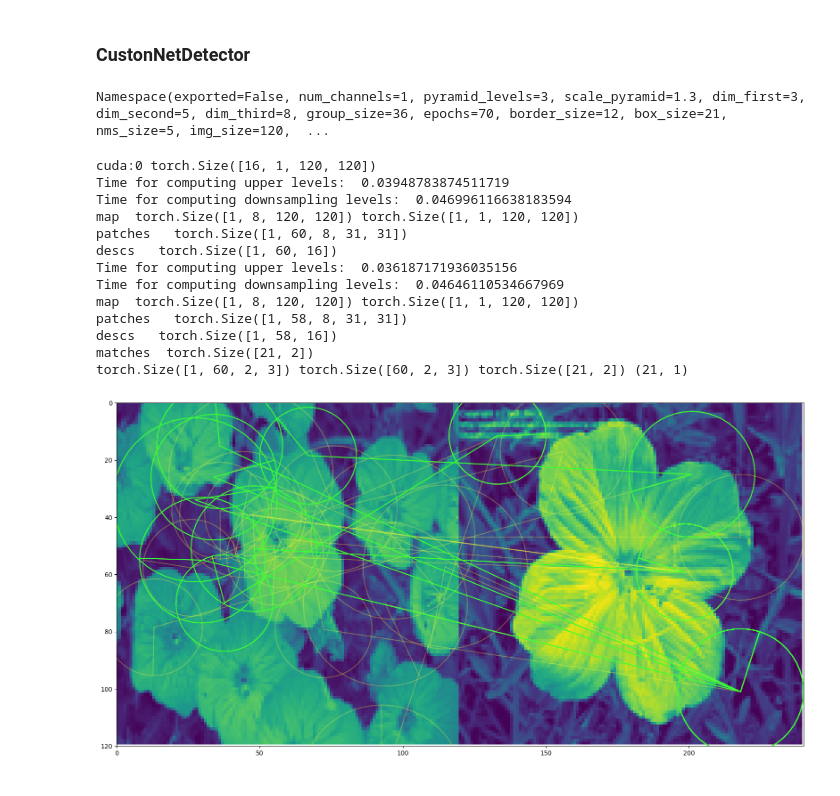
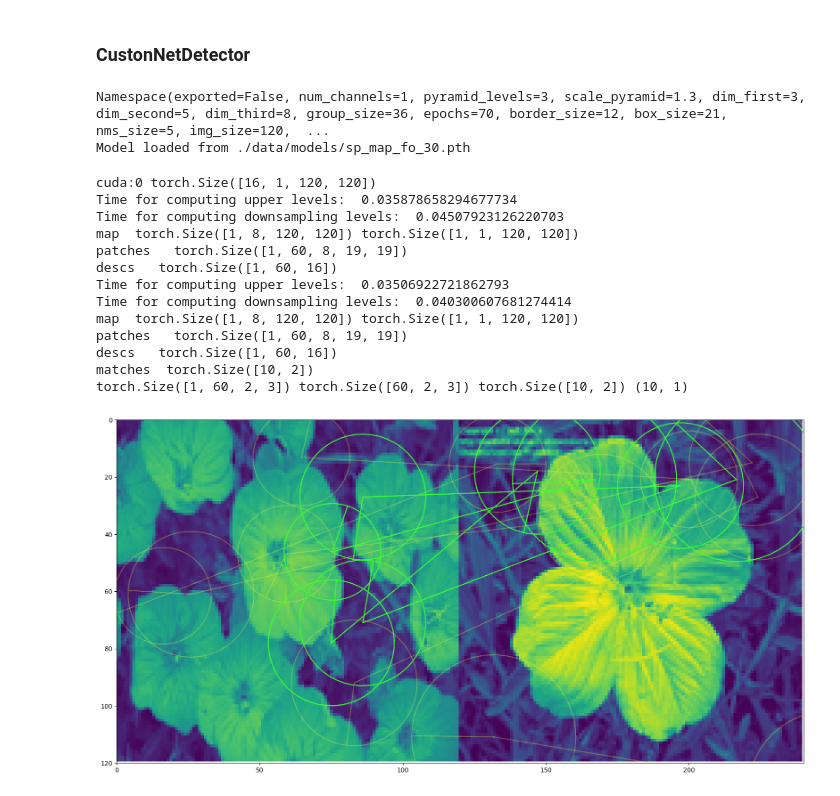
Before and after one commit to binarycode11/singular-points, a Jupyter notebook: kornia-single-points.ipynb, the cells around one changed output. Drawn from its saved outputs; the diff is of its cells as text; code cells hidden in the pictures.

```diff
--- a/kornia-single-points.ipynb
+++ b/kornia-single-points.ipynb
@@ -58,14 +58,15 @@ def load_model(model, filepath):
 
 
 # teste = model.copy()
-path_siamese = './data/models/sp_52.pth'
+path_siamese = './data/models/sp_map_fo_30.pth'
 sp.args.num_channels = 1
 model = sp.SingularPoints(args=sp.args).to(sp.device)
-# load_model(model,path_siamese)
+load_model(model,path_siamese)
 # %% [output]
 Namespace(exported=False, num_channels=1, pyramid_levels=3, scale_pyramid=1.3, dim_first=3, dim_second=5, dim_third=8, group_size=36, epochs=70, border_size=12, box_size=21, nms_size=5, img_size=120,  ...
+Model loaded from ./data/models/sp_map_fo_30.pth
 # %%
-PS = 31
+PS = 19
 
 def create_circular_mask(h, w, center=None, radius=None):
     if center is None:  # use the middle of the image
@@ -139,6 +140,41 @@ timg_gray = img.to(device)#timg_gray.to(device)
 sift = kornia.feature.SIFTDescriptor(PS, rootsift=True).to(device)
 descriptor = desc#sift
 detector = CustomNetDetector(detec).to(device)
+# %%
+# def bidirectional_match(feat1, feat2, threshold=0.5):
+#     feat1 = feat1.float()
+#     feat2 = feat2.float()
+
+#     diff = feat1.unsqueeze(1) - feat2.unsqueeze(0)
+#     dist_matrix = torch.norm(diff, p=2, dim=2)
+
+#     min_indices_feat1_to_feat2 = torch.argmin(dist_matrix, dim=1)
+#     min_indices_feat2_to_feat1 = torch.argmin(dist_matrix, dim=0)
+#     print(min_indices_feat1_to_feat2.shape,min_indices_feat2_to_feat1.shape)
+#     matches = []
+#     for i, match_index in enumerate(min_indices_feat1_to_feat2):
+#         if min_indices_feat2_to_feat1[match_index] == i:
+#             dist = dist_matrix[i, match_index]
+#             if dist <= threshold:
+#                 matches.append((i, match_index.item()))
+
+#     return torch.tensor(matches)
+
+def bidirectional_match(feat1, feat2, threshold=0.5):
+    feat1 = feat1.float()
+    feat2 = feat2.float()
+
+    s1, matches1 = kornia.feature.match_snn(feat1, feat2, threshold)
+    s2, matches2 = kornia.feature.match_snn(feat2, feat1, threshold)
+
+    bidirectional_matches = []
+    for i, match in enumerate(matches1):
+        indices = torch.where(matches2[:, 0] == match[1].item())[0]
+        if indices.numel() > 0:
+            for index in indices:
+                if matches2[index][1].item() == match[0].item():
+                     bidirectional_matches.append((match[0].item(), match[1].item()))
+    return torch.tensor(bidirectional_matches)
 # %%
 def detect_and_extract_features(image, detector, descriptor, PS):
     with torch.no_grad():
@@ -163,42 +199,43 @@ print(timg_gray.device,timg_gray.shape)
 with torch.no_grad():
     lafs1, descs1 = detect_and_extract_features(timg_gray[0],detector,descriptor,PS)
 
     lafs2, descs2 = detect_and_extract_features(timg_gray[1],detector,descriptor,PS)
 
-    scores, matches = kornia.feature.match_snn(descs1[0], descs2[0], 0.9)
+    matches = bidirectional_match(descs1[0], descs2[0],threshold=1.9)
+    print('matches ',matches.shape)
 
-print('matches ',matches.shape)
+
 
 if(matches.shape[0] < 4):
     print("No matches found")
 else:
     # Cálculo da homografia
     inliers_mask = compute_homography(lafs1, lafs2, matches)
     print(lafs1[0][None].shape, lafs1[0].shape, matches.shape, inliers_mask.shape)
 
     from kornia_moons.viz import draw_LAF_matches
 
     draw_LAF_matches(
         lafs1[0][None].cpu(),
         lafs2[0][None].cpu(),
         matches.cpu(),
         kornia.tensor_to_image(timg_gray[0].cpu()),
         kornia.tensor_to_image(timg_gray[1].cpu()),
         inliers_mask,
         draw_dict={"inlier_color": (0.2, 1, 0.2), "tentative_color": (1, 1, 0.2, 0.3), "feature_color": None, "vertical": False},
     )
 # %% [output]
 cuda:0 torch.Size([16, 1, 120, 120])
-Time for computing upper levels:  0.03948783874511719
-Time for computing downsampling levels:  0.046996116638183594
+Time for computing upper levels:  0.035878658294677734
+Time for computing downsampling levels:  0.04507923126220703
 map  torch.Size([1, 8, 120, 120]) torch.Size([1, 1, 120, 120])
-patches   torch.Size([1, 60, 8, 31, 31])
+patches   torch.Size([1, 60, 8, 19, 19])
 descs   torch.Size([1, 60, 16])
-Time for computing upper levels:  0.036187171936035156
-Time for computing downsampling levels:  0.04646110534667969
+Time for computing upper levels:  0.03506922721862793
+Time for computing downsampling levels:  0.040300607681274414
 map  torch.Size([1, 8, 120, 120]) torch.Size([1, 1, 120, 120])
-patches   torch.Size([1, 58, 8, 31, 31])
-descs   torch.Size([1, 58, 16])
-matches  torch.Size([21, 2])
-torch.Size([1, 60, 2, 3]) torch.Size([60, 2, 3]) torch.Size([21, 2]) (21, 1)
+patches   torch.Size([1, 60, 8, 19, 19])
+descs   torch.Size([1, 60, 16])
+matches  torch.Size([10, 2])
+torch.Size([1, 60, 2, 3]) torch.Size([60, 2, 3]) torch.Size([10, 2]) (10, 1)
-[figure, old version]
+[figure, new version]
```
Also changed, not shown: parts of 1 cell of this notebook, 5 other files.
